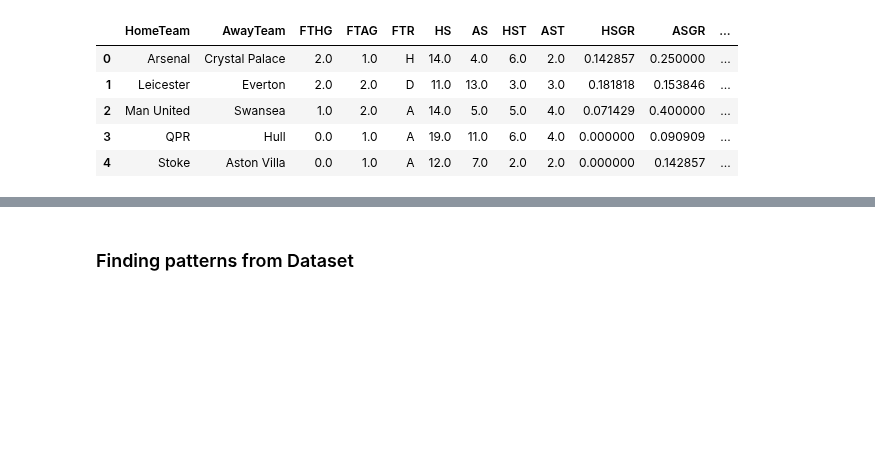
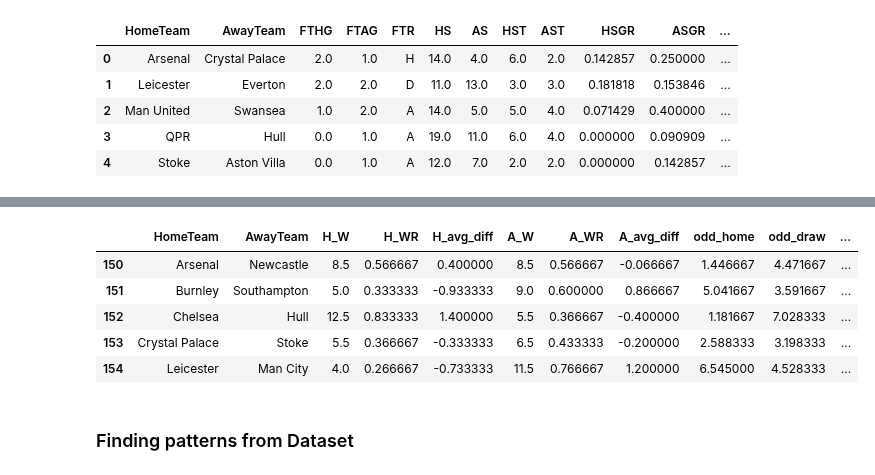
Before and after one commit to info370a-w19-finalproject2/final_project, a Jupyter notebook: report.ipynb, the cells around one changed output, grey strips where cells are left out. Cells and saved outputs as stored; diff of their text form; code cells hidden in the pictures; blank space fills up the shorter version.

```diff
--- a/report.ipynb
+++ b/report.ipynb
@@ -131,11 +204,36 @@ df_total.head()
 # %%
 # clean data for each individual dataset
 data_1415 = clean_data(pd.read_csv('./data/1415.csv'))
-data_1415.drop(df_1415.tail(1).index,inplace=True)
+data_1415.drop(data_1415.tail(1).index,inplace=True)
 data_1516 = clean_data(pd.read_csv('./data/1516.csv'))
 data_1617 = clean_data(pd.read_csv('./data/1617.csv'))
 data_1718 = clean_data(pd.read_csv('./data/1718.csv'))
 data_1819 = clean_data(pd.read_csv('./data/1819.csv'))
+
+df_1415_feat_engr = engineer_features(data_1415)
+df_1516_feat_engr = engineer_features(data_1516)
+df_1617_feat_engr = engineer_features(data_1617)
+df_1718_feat_engr = engineer_features(data_1718)
+df_1819_feat_engr = engineer_features(data_1819)
+
+df_past_seasons = df_1415_feat_engr.copy()
+df_past_seasons = df_past_seasons.append(df_1516_feat_engr)
+df_past_seasons = df_past_seasons.append(df_1617_feat_engr)
+df_past_seasons = df_past_seasons.append(df_1718_feat_engr)
+df_past_seasons = df_past_seasons.reset_index(drop=True)
+df_past_seasons = df_past_seasons[['HomeTeam', 'AwayTeam',
+                                   'H_W', 'H_WR', 'H_avg_diff',
+                                   'A_W', 'A_WR', 'A_avg_diff',
+                                   'odd_home', 'odd_draw', 'odd_away']]
+# %%
+df_past_seasons[150:155]
+# %% [output]
+|  | HomeTeam | AwayTeam | H_W | H_WR | H_avg_diff | A_W | A_WR | A_avg_diff | odd_home | odd_draw | ... |
+| 150 | Arsenal | Newcastle | 8.5 | 0.566667 | 0.400000 | 8.5 | 0.566667 | -0.066667 | 1.446667 | 4.471667 | ... |
+| 151 | Burnley | Southampton | 5.0 | 0.333333 | -0.933333 | 9.0 | 0.600000 | 0.866667 | 5.041667 | 3.591667 | ... |
+| 152 | Chelsea | Hull | 12.5 | 0.833333 | 1.400000 | 5.5 | 0.366667 | -0.400000 | 1.181667 | 7.028333 | ... |
+| 153 | Crystal Palace | Stoke | 5.5 | 0.366667 | -0.333333 | 6.5 | 0.433333 | -0.200000 | 2.588333 | 3.198333 | ... |
+| 154 | Leicester | Man City | 4.0 | 0.266667 | -0.733333 | 11.5 | 0.766667 | 1.200000 | 6.545000 | 4.528333 | ... |
 # %%
 # a function that gets the average of betting odds
 def average_betting(df):
```
Also changed, not shown: parts of 22 cells of this notebook, 1 other file.
